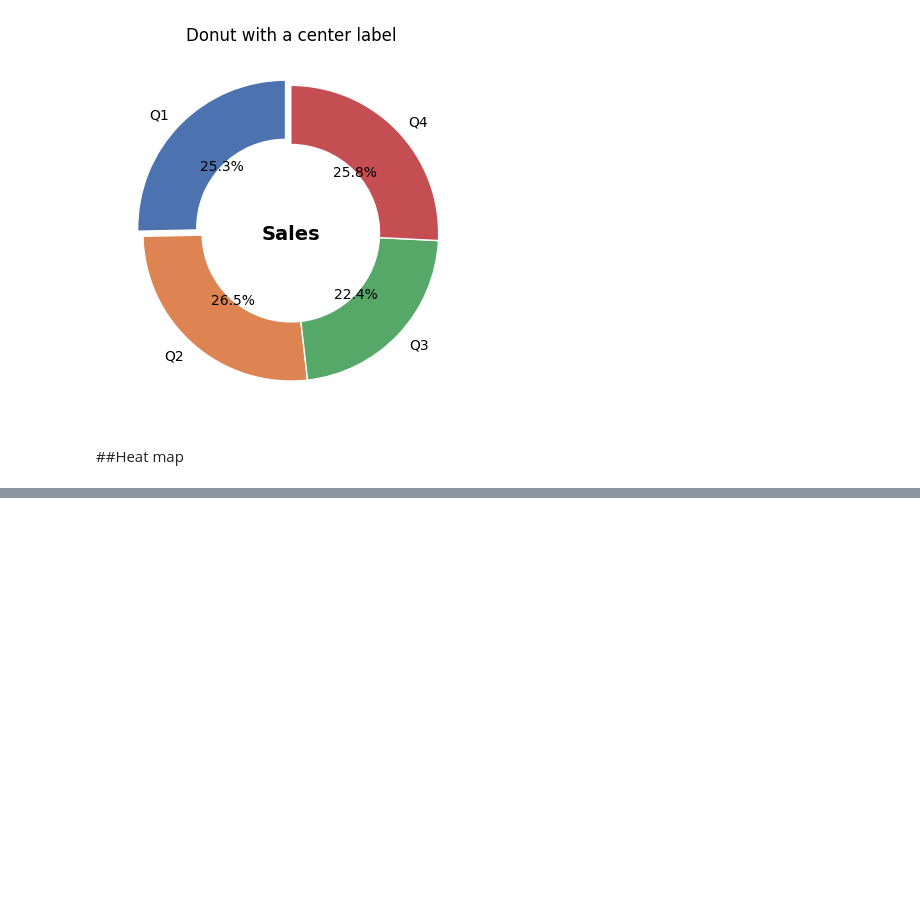
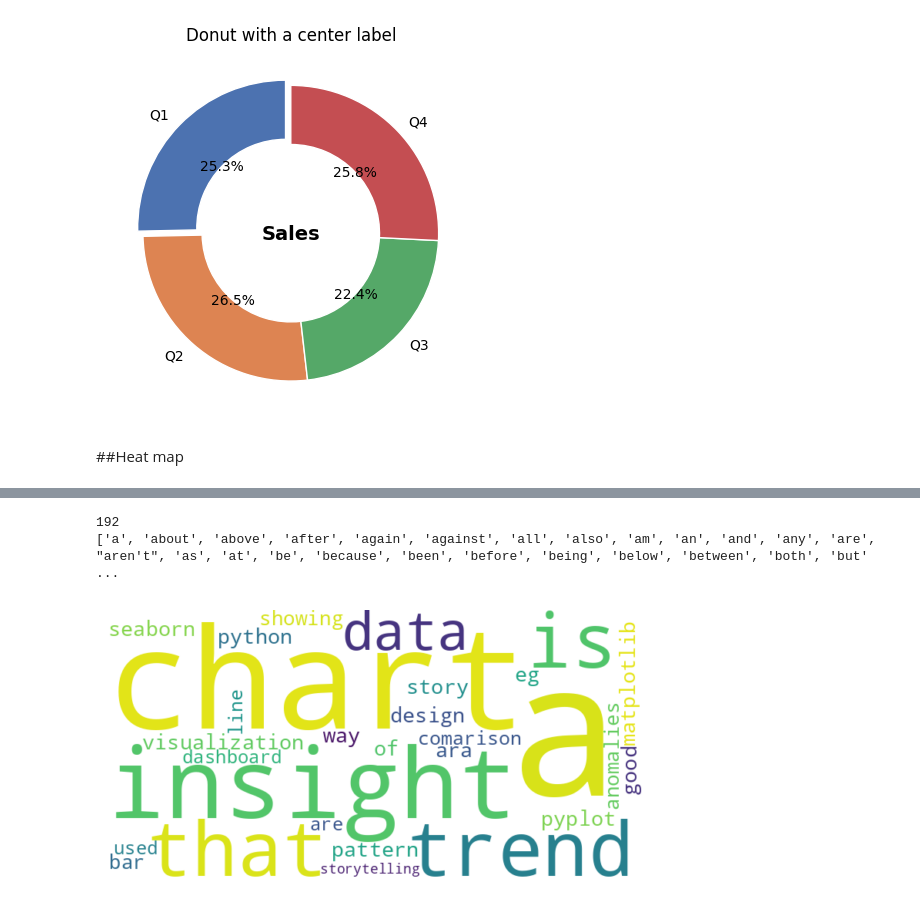
Before and after one commit to faridsimba87-cpu/CDAV, a Jupyter notebook: visualization.ipynb, the cells around one changed output, grey strips where cells are left out. Saved outputs shown, nothing was run; the diff lists cells and outputs as text; code cells hidden in the pictures; blank space fills up the shorter version.

```diff
--- a/visualization.ipynb
+++ b/visualization.ipynb
@@ -481,0 +539,19 @@ plt.show()
+# %%
+from wordcloud import STOPWORDS
+print(len(STOPWORDS))
+print(sorted(STOPWORDS))
+# %% [output]
+192
+['a', 'about', 'above', 'after', 'again', 'against', 'all', 'also', 'am', 'an', 'and', 'any', 'are', "aren't", 'as', 'at', 'be', 'because', 'been', 'before', 'being', 'below', 'between', 'both', 'but' ...
+# %%
+#customize the wordcloud
+wc= WordCloud(width=700, height= 350,
+              background_color="white",
+              colormap="viridis",
+              stopwords={"shows", "and", "for", "in"}).generate(text)
+fig,ax = plt.subplots(figsize=(7,3.5))
+ax.imshow(wc, interpolation= "bilinear")
+ax.axis("off")            #hide the axes
+plt.show()
+# %% [output]
+[figure, added]
```
Also changed, not shown: parts of 7 cells of this notebook.
